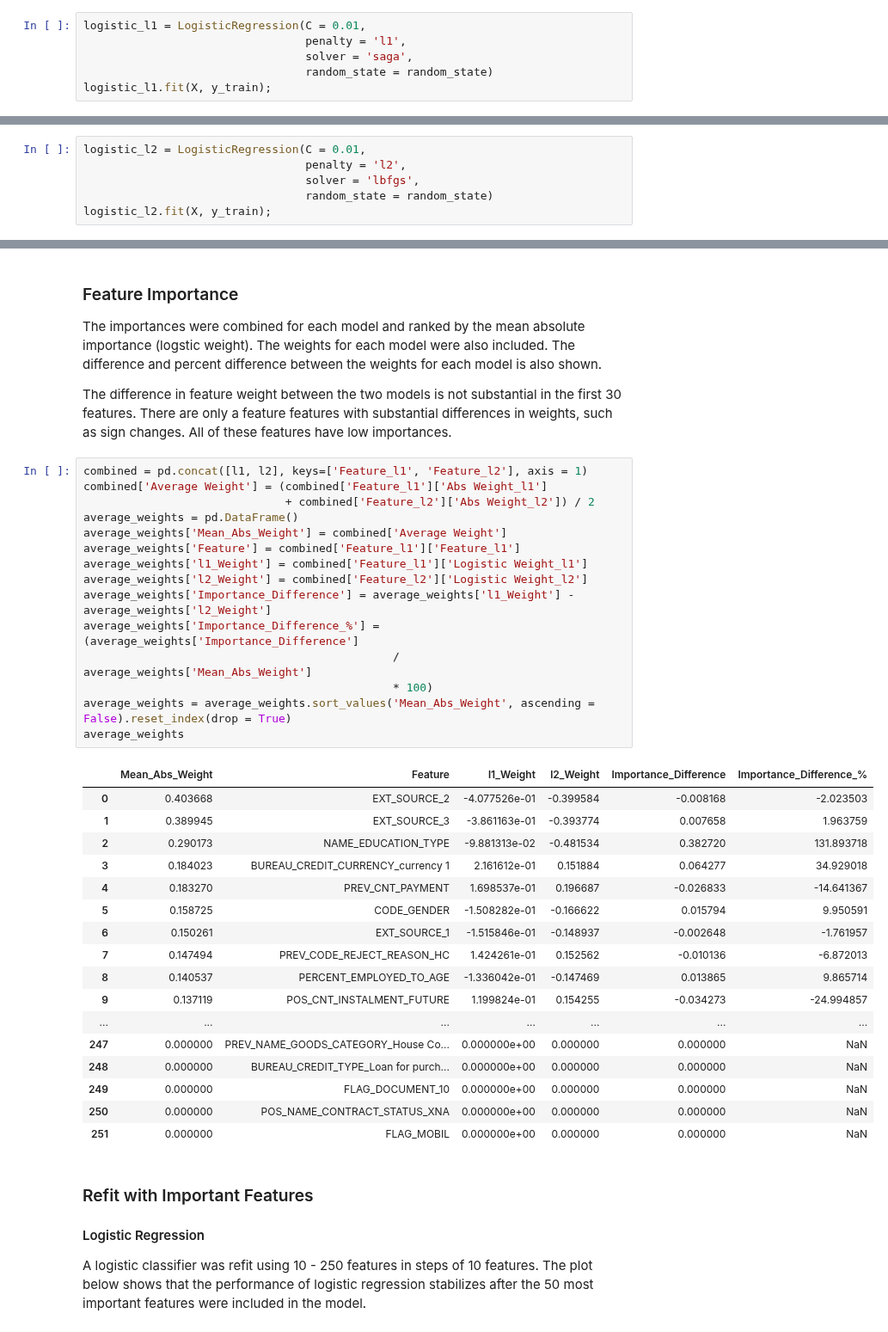
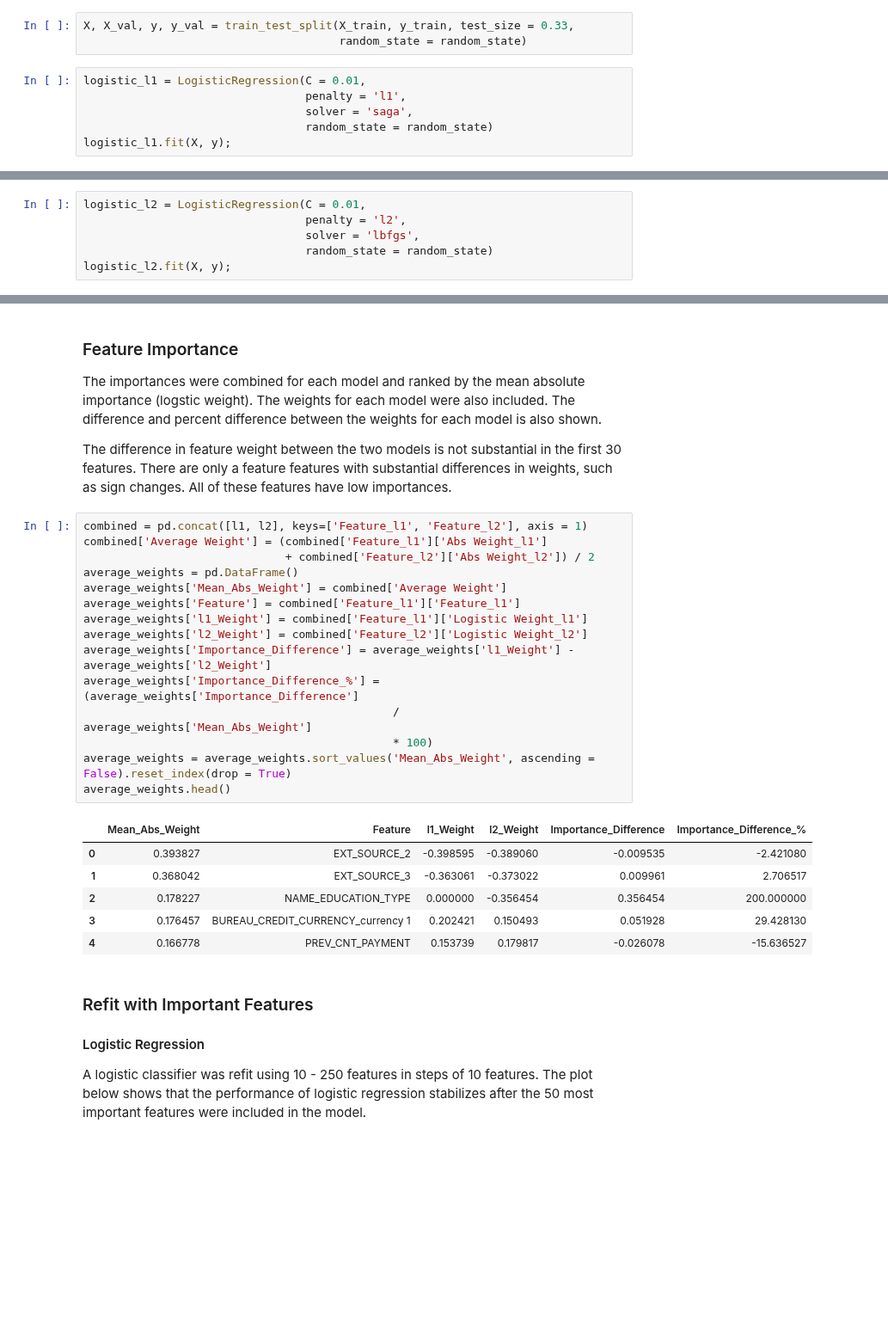
Before and after one commit to sjmiller8182/home-credit-default-risk, a Jupyter notebook: Feature_Selection.ipynb, the cells around one changed output, grey strips where cells are left out. Shown at 86% size. Cells and saved outputs as stored; diff of their text form; blank space fills up the shorter version.

```diff
--- a/Feature_Selection.ipynb
+++ b/Feature_Selection.ipynb
@@ -182,9 +250,12 @@ X = X_train
+# %%
+X, X_val, y, y_val = train_test_split(X_train, y_train, test_size = 0.33,
+                                      random_state = random_state)
 # %%
 logistic_l1 = LogisticRegression(C = 0.01,
                                  penalty = 'l1',
                                  solver = 'saga',
                                  random_state = random_state)
-logistic_l1.fit(X, y_train);
+logistic_l1.fit(X, y);
 # %%
 
 coefs = logistic_l1.coef_
@@ -209,7 +280,7 @@ logistic_l2 = LogisticRegression(C = 0.01,
                                  penalty = 'l2',
                                  solver = 'lbfgs',
                                  random_state = random_state)
-logistic_l2.fit(X, y_train);
+logistic_l2.fit(X, y);
 # %%
 coefs = logistic_l2.coef_
 pd.set_option('display.max_rows', 500)
@@ -245,36 +316,25 @@ All of these features have low importances.
 # %%
 combined = pd.concat([l1, l2], keys=['Feature_l1', 'Feature_l2'], axis = 1)
 combined['Average Weight'] = (combined['Feature_l1']['Abs Weight_l1']
                               + combined['Feature_l2']['Abs Weight_l2']) / 2
 average_weights = pd.DataFrame()
 average_weights['Mean_Abs_Weight'] = combined['Average Weight']
 average_weights['Feature'] = combined['Feature_l1']['Feature_l1']
 average_weights['l1_Weight'] = combined['Feature_l1']['Logistic Weight_l1']
 average_weights['l2_Weight'] = combined['Feature_l2']['Logistic Weight_l2']
 average_weights['Importance_Difference'] = average_weights['l1_Weight'] - average_weights['l2_Weight']
 average_weights['Importance_Difference_%'] = (average_weights['Importance_Difference']
                                               / average_weights['Mean_Abs_Weight']
                                               * 100)
 average_weights = average_weights.sort_values('Mean_Abs_Weight', ascending = False).reset_index(drop = True)
-average_weights
+average_weights.head()
 # %% [output]
 |  | Mean_Abs_Weight | Feature | l1_Weight | l2_Weight | Importance_Difference | Importance_Difference_% |
-| 0 | 0.403668 | EXT_SOURCE_2 | -4.077526e-01 | -0.399584 | -0.008168 | -2.023503 |
-| 1 | 0.389945 | EXT_SOURCE_3 | -3.861163e-01 | -0.393774 | 0.007658 | 1.963759 |
-| 2 | 0.290173 | NAME_EDUCATION_TYPE | -9.881313e-02 | -0.481534 | 0.382720 | 131.893718 |
-| 3 | 0.184023 | BUREAU_CREDIT_CURRENCY_currency 1 | 2.161612e-01 | 0.151884 | 0.064277 | 34.929018 |
-| 4 | 0.183270 | PREV_CNT_PAYMENT | 1.698537e-01 | 0.196687 | -0.026833 | -14.641367 |
-| 5 | 0.158725 | CODE_GENDER | -1.508282e-01 | -0.166622 | 0.015794 | 9.950591 |
-| 6 | 0.150261 | EXT_SOURCE_1 | -1.515846e-01 | -0.148937 | -0.002648 | -1.761957 |
-| 7 | 0.147494 | PREV_CODE_REJECT_REASON_HC | 1.424261e-01 | 0.152562 | -0.010136 | -6.872013 |
-| 8 | 0.140537 | PERCENT_EMPLOYED_TO_AGE | -1.336042e-01 | -0.147469 | 0.013865 | 9.865714 |
-| 9 | 0.137119 | POS_CNT_INSTALMENT_FUTURE | 1.199824e-01 | 0.154255 | -0.034273 | -24.994857 |
-| ... | ... | ... | ... | ... | ... | ... |
-| 247 | 0.000000 | PREV_NAME_GOODS_CATEGORY_House Co... | 0.000000e+00 | 0.000000 | 0.000000 | NaN |
-| 248 | 0.000000 | BUREAU_CREDIT_TYPE_Loan for purch... | 0.000000e+00 | 0.000000 | 0.000000 | NaN |
-| 249 | 0.000000 | FLAG_DOCUMENT_10 | 0.000000e+00 | 0.000000 | 0.000000 | NaN |
-| 250 | 0.000000 | POS_NAME_CONTRACT_STATUS_XNA | 0.000000e+00 | 0.000000 | 0.000000 | NaN |
-| 251 | 0.000000 | FLAG_MOBIL | 0.000000e+00 | 0.000000 | 0.000000 | NaN |
+| 0 | 0.393827 | EXT_SOURCE_2 | -0.398595 | -0.389060 | -0.009535 | -2.421080 |
+| 1 | 0.368042 | EXT_SOURCE_3 | -0.363061 | -0.373022 | 0.009961 | 2.706517 |
+| 2 | 0.178227 | NAME_EDUCATION_TYPE | 0.000000 | -0.356454 | 0.356454 | 200.000000 |
+| 3 | 0.176457 | BUREAU_CREDIT_CURRENCY_currency 1 | 0.202421 | 0.150493 | 0.051928 | 29.428130 |
+| 4 | 0.166778 | PREV_CNT_PAYMENT | 0.153739 | 0.179817 | -0.026078 | -15.636527 |
 # %% [markdown]
 ### Refit with Important Features <a class="anchor" id="Refit"></a>
 
```
Also changed, not shown: parts of 14 cells of this notebook.
